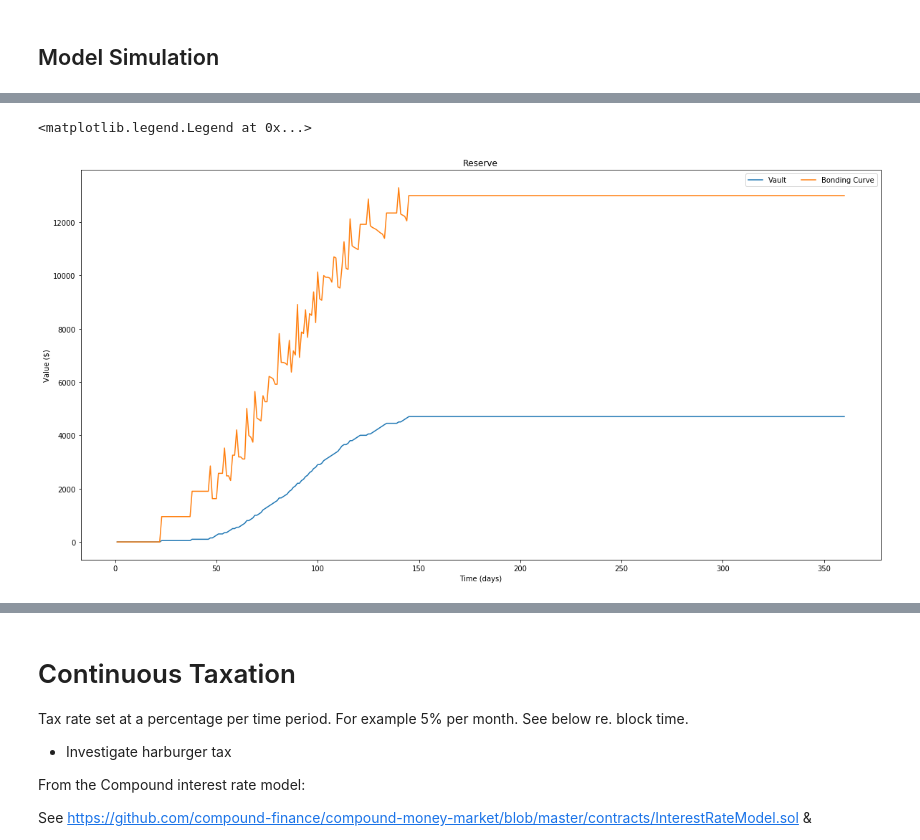
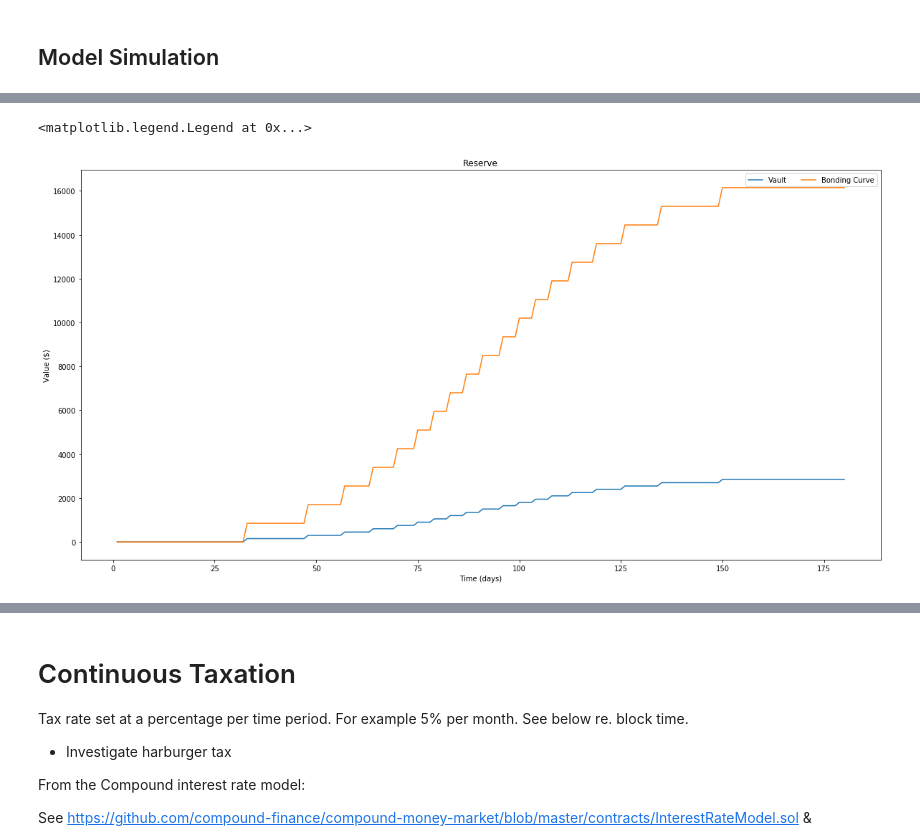
Before and after one commit to BenSchZA/system-modelling-scratchpad, a Jupyter notebook: jupyter-lab-environment/workspace/molecule-alpha.ipynb, the cells around one changed output, grey strips where cells are left out. Drawn from its saved outputs; the diff is of its cells as text; code cells hidden in the pictures.

```diff
--- a/jupyter-lab-environment/workspace/molecule-alpha.ipynb
+++ b/jupyter-lab-environment/workspace/molecule-alpha.ipynb
@@ -80,30 +87,51 @@ from helpers import *
 # %% [markdown]
 ## Parameters
 # %%
+def linear(x):
+    m = 1/17_500.0
+    c = 0.5
+    return np.multiply(m, x) + c
+
+def negative_exponential(x):
+    C = 10
+    a = 0.001
+    return C * (1 - np.exp(-a*x)) + 1
+
 params = {
-    'tax_rate': [.05, .10], # percentage
+    'bonding_function': [
+        lambda x: linear(x),
+#         lambda x: negative_exponential(x)
+    ],
+    'tax_rate': [
+        .15,
+#         .15
+    ], # percentage
+    'investment_size': [
+        1000.0,
+#         1000.0
+    ]
 }
 
 initial_conditions = {
-    'investors': [100], # total for funding round
-    'trading_balance': [10_000], # dollars
+#     'investors': [100], # total for funding round
+#     'trading_balance': [10_000], # dollars
 }
 
 projects = 1
 max_investors_per_project = 20
-investment_size = 1000.0
+# investment_size = 1000.0
 
 default_gradient = 1/17_500.0
 default_shift = 0.5
-
-sigmoid_inflection = 80
-sigmoid_slope = 1/20
 
 blocks_per_year = 2102400
 blocks_per_month = blocks_per_year/12
 blocks_per_day = blocks_per_year/365
 
-time_steps = int(12*30) # approx. 30 days per month
+time_steps = int(6*30) # approx. 30 days per month
+
+sigmoid_inflection = time_steps/2
+sigmoid_slope = 1/20
 
 time_steps
 # %% [output]
@@ -565,22 +644,19 @@ single_proc: [<cadCAD.configuration.Configuration object at 0x...>, <cadCAD.conf
 # %%
-df = pd.DataFrame(raw_result)
-rdf = df[df.substep==3].copy()
-
-rdf['vault_reserve'] = rdf[NetworkState.network].apply(lambda g: np.array([g.node[j]['vault']['reserve'] for j in get_node_ids_of_type(g, 'project')]))
-rdf['bonding_curve_reserve'] = rdf[NetworkState.network].apply(lambda g: np.array([g.node[j]['bonding_curve']['reserve'] for j in get_node_ids_of_type(g, 'project')]))
+rdf['vault_reserve'] = rdf[NetworkState.network].apply(lambda g: np.array([nx.read_gpickle(g).node[j]['vault']['reserve'] for j in get_node_ids_of_type(nx.read_gpickle(g), 'project')]))
+rdf['bonding_curve_reserve'] = rdf[NetworkState.network].apply(lambda g: np.array([nx.read_gpickle(g).node[j]['bonding_curve']['reserve'] for j in get_node_ids_of_type(nx.read_gpickle(g), 'project')]))
 
 # df['conviction'] = df.network.apply(lambda g: np.array([g.nodes[j]['conviction'] for j in get_nodes_by_type(g, 'proposal') if g.nodes[j]['status']=='candidate']))
 # df['candidate_count'] = df.network.apply(lambda g: len([j for j in get_nodes_by_type(g, 'proposal') if g.nodes[j]['status']=='candidate']))
 
 plt.figure(1,figsize=(20,10))
 plt.plot(rdf.timestep, rdf['vault_reserve'])
 plt.plot(rdf.timestep, rdf['bonding_curve_reserve'])
 plt.title('Reserve')
 plt.ylabel('Value ($)')
 plt.xlabel('Time (days)')
 plt.legend(['Vault', 'Bonding Curve'], ncol = 2)
 # %% [output]
 <matplotlib.legend.Legend at 0x...>
-[figure, old version]
+[figure, new version]
 # %%
 def investor_balance(g):
```
Also changed, not shown: parts of 29 cells of this notebook, 1 other file.
